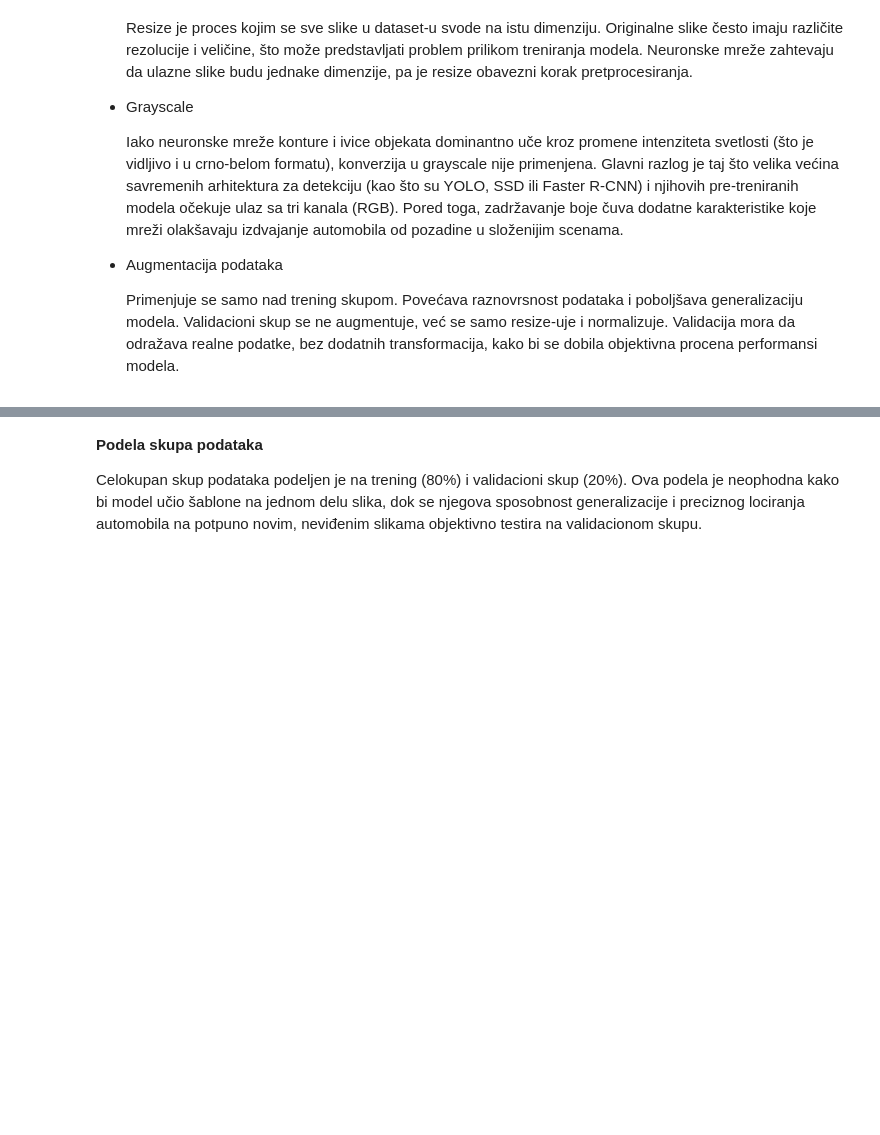
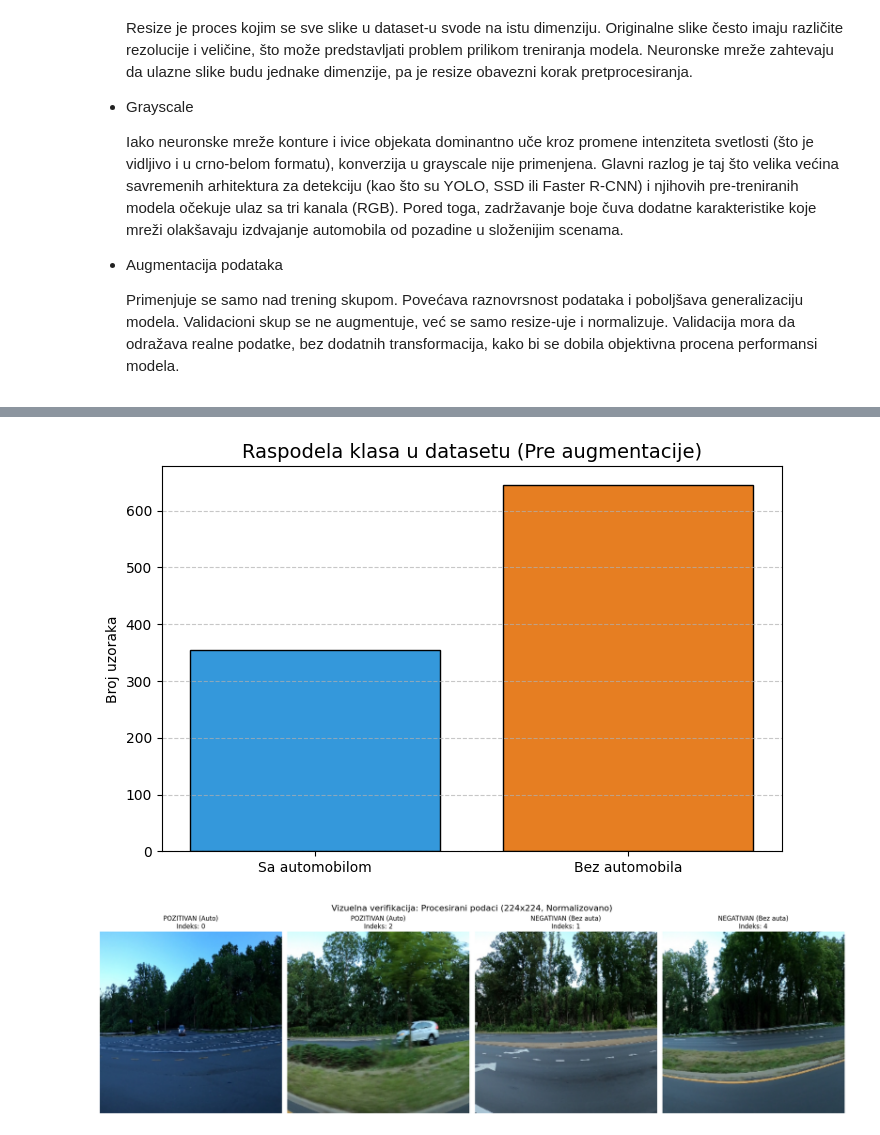
Before and after one commit to andrijanamilijancevic/PPPO-Detekcija-automobila-IT21-2022, a Jupyter notebook: DrugaKontrolnaTacka.ipynb, the cells around one changed output, grey strips where cells are left out. Drawn from its saved outputs; the diff is of its cells as text; code cells hidden in the pictures; blank space fills up the shorter version.

```diff
--- a/DrugaKontrolnaTacka.ipynb
+++ b/DrugaKontrolnaTacka.ipynb
@@ -349,4 +319,42 @@ plt.show()
-# %% [markdown]
-**Podela skupa podataka**
-
-Celokupan skup podataka podeljen je na trening (80%) i validacioni skup (20%). Ova podela je neophodna kako bi model učio šablone na jednom delu slika, dok se njegova sposobnost generalizacije i preciznog lociranja automobila na potpuno novim, neviđenim slikama objektivno testira na validacionom skupu.
+# %%
+slike_sa_autom = df['image'].nunique()
+sve_slike = len([name for name in os.listdir(data_folder) if os.path.isfile(os.path.join(data_folder, name))])
+slike_bez_auta = sve_slike - slike_sa_autom
+
+klase = ['Sa automobilom', 'Bez automobila']
+brojnosti = [slike_sa_autom, slike_bez_auta]
+
+plt.figure(figsize=(8, 5))
+plt.bar(klase, brojnosti, color=['#3498db', '#e67e22'], edgecolor='black')
+plt.title('Raspodela klasa u datasetu (Pre augmentacije)', fontsize=14)
+plt.ylabel('Broj uzoraka')
+plt.grid(axis='y', linestyle='--', alpha=0.7)
+plt.show()
+
+# Vizuelna verifikacija PROCESIRANIH slika iz niza X
+if 'X' in locals() and 'y' in locals():
+    # Biramo po 2 uzorka iz svake klase
+    indeksi_sa_autom = np.where(y == 1)[0][:2]
+    indeksi_bez_auta = np.where(y == 0)[0][:2]
+    odabrani_indeksi = np.concatenate([indeksi_sa_autom, indeksi_bez_auta])
+
+    fig, axes = plt.subplots(1, 4, figsize=(20, 6))
+    fig.suptitle('Vizuelna verifikacija: Procesirani podaci (224x224, Normalizovano)', fontsize=16)
+
+    for i, idx in enumerate(odabrani_indeksi):
+        # Prikazujemo sliku direktno iz X niza (koja je vec 224x224 i 0-1)
+        img_to_show = X[idx]
+
+        labela = "POZITIVAN (Auto)" if y[idx] == 1 else "NEGATIVAN (Bez auta)"
+
+        axes[i].imshow(img_to_show)
+        axes[i].set_title(f"{labela}\nIndeks: {idx}")
+        axes[i].axis('off')
+
+    plt.tight_layout(rect=[0, 0.03, 1, 0.95])
+    plt.show()
+else:
+    print("Greška: Nizovi X i y nisu pronađeni. Prvo pokreni ćeliju za pretprocesiranje!")
+# %% [output]
+[figure, added]
+[figure, added]
```
Also changed, not shown: parts of 34 cells of this notebook.
